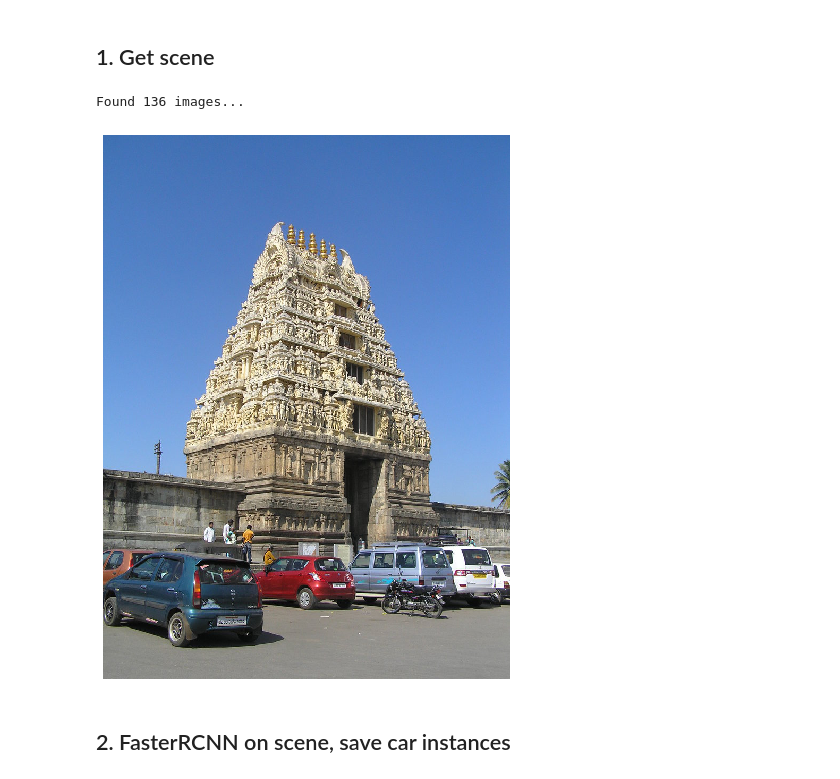
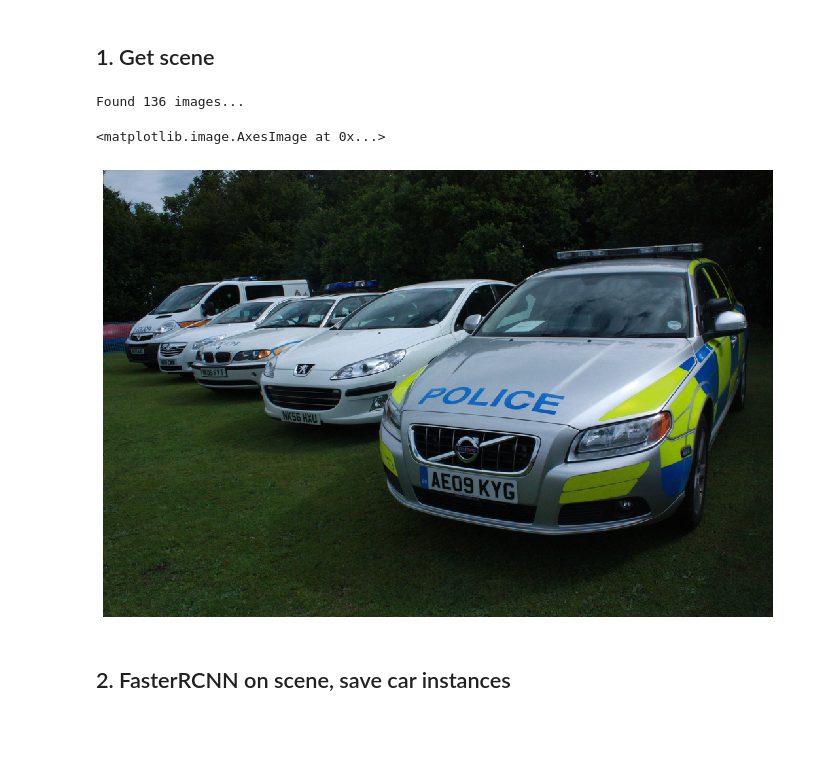
Before and after one commit to jwillow19/license-plate-detection-recognition, a Jupyter notebook: pipeline/Pipeline.ipynb, the cells around one changed output. Cells and saved outputs as stored; diff of their text form; code cells hidden in the pictures; blank space fills up the shorter version.

```diff
--- a/pipeline/Pipeline.ipynb
+++ b/pipeline/Pipeline.ipynb
@@ -366,19 +368,18 @@ def detect_lp_chars(crop_characters):
 # %%
 # Get list of .jpg files in car_bbox_out
 input_path = glob.glob('../car_detection/test/Car/*.jpg')
 print('Found %i images...'%(len(input_path)))
 
-input_path[126]
-
 fig = plt.figure(figsize=(12,10))
 plt.axis(False)
-im = cv2.imread(input_path[126])
-im = cv2.cvtColor(im, cv2.COLOR_BGR2RGB)
-plt.imshow(im)
-plt.savefig('../img/scene_demo')
+original = cv2.imread(input_path[1])
+original = cv2.cvtColor(original, cv2.COLOR_BGR2RGB)
+plt.imshow(original)
+# plt.savefig('../img/scene_demo')
 # %% [output]
 Found 136 images...
+<matplotlib.image.AxesImage at 0x...>
-[figure, old version]
+[figure, new version]
 # %% [markdown]
 ## 2. FasterRCNN on scene, save car instances
 # %%
```
Also changed, not shown: parts of 14 cells of this notebook.
